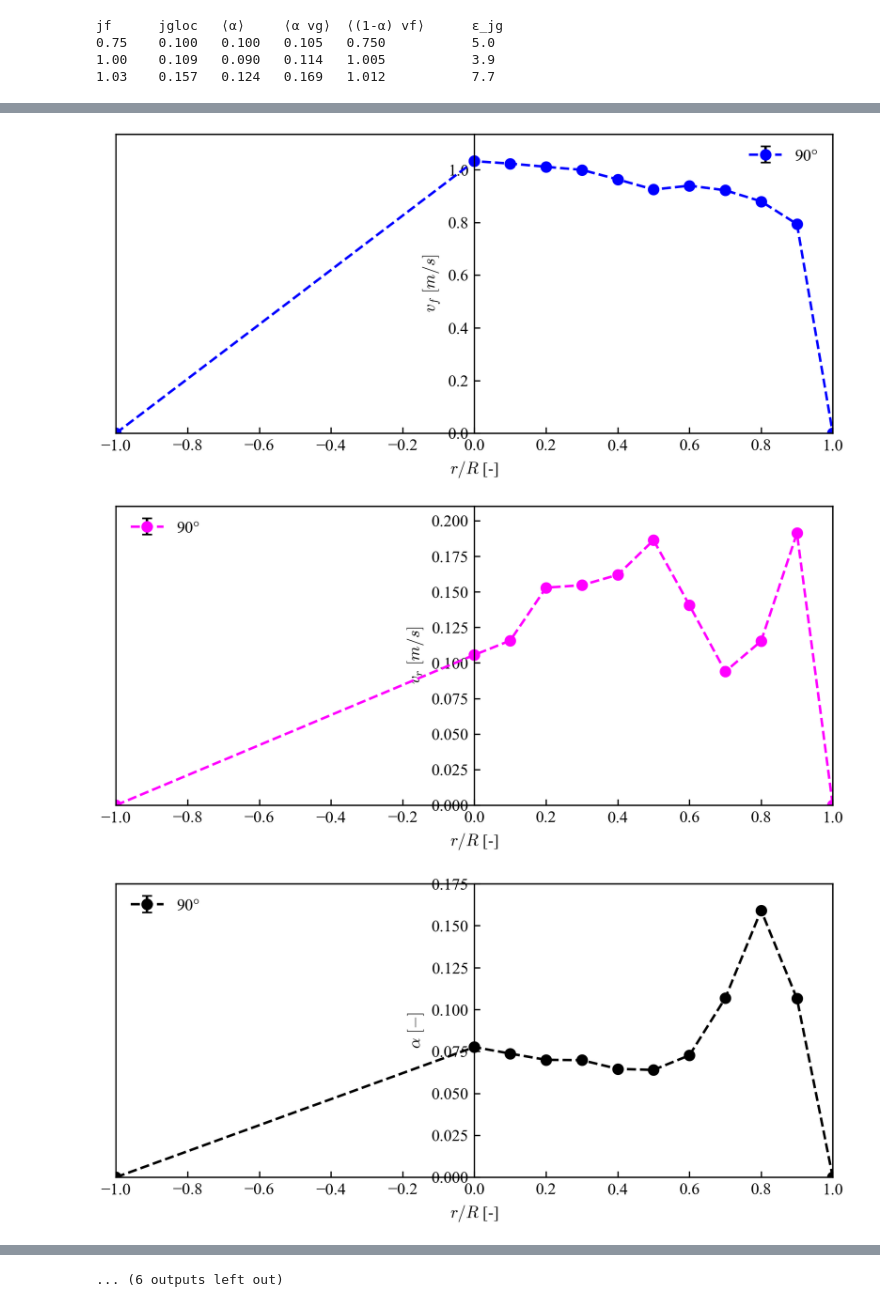
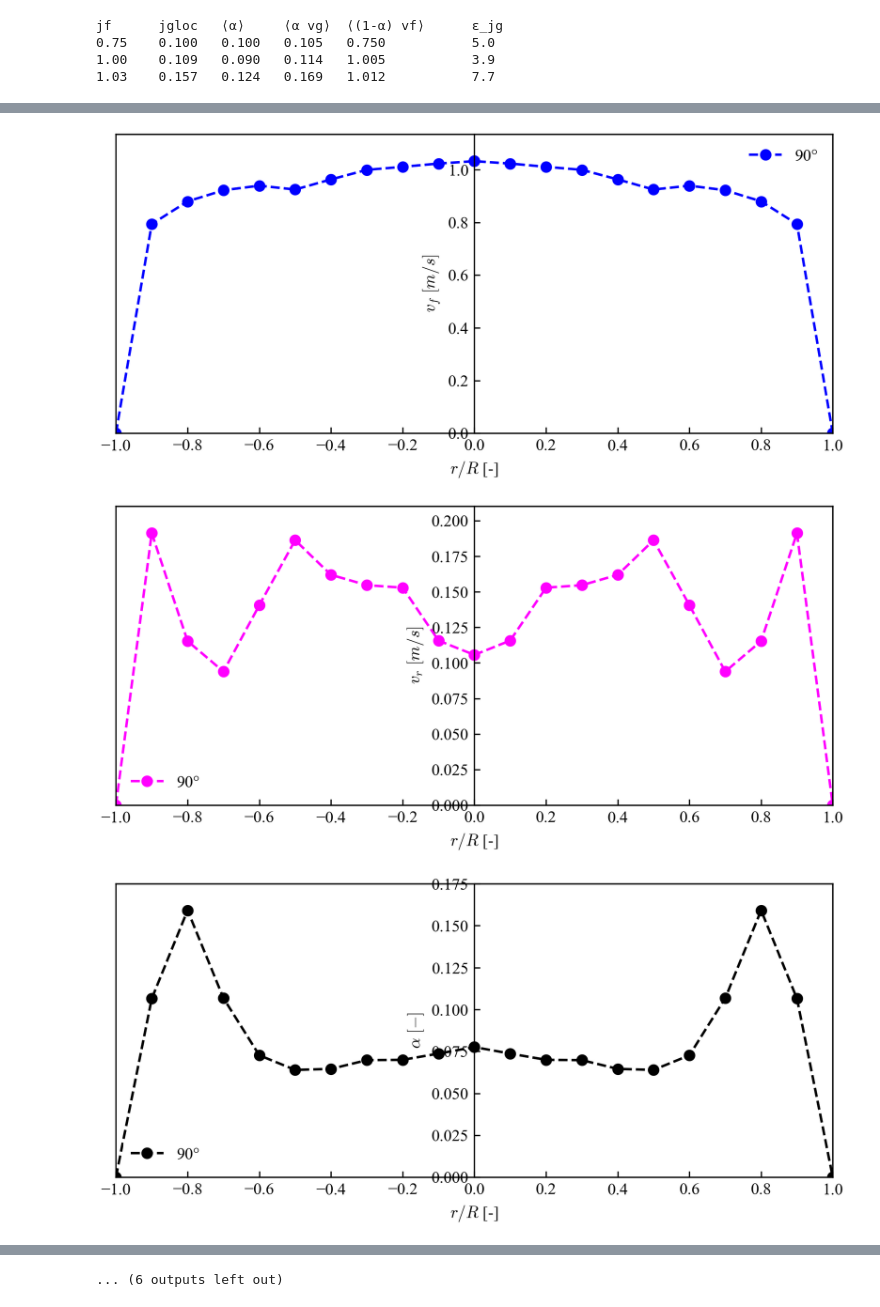
Before and after one commit to Advanced-Reactor-Thermal-Hydaulics-Lab/MARIGOLD, a Jupyter notebook: examples/example_analysis.ipynb, the cells around one changed output, grey strips where cells are left out. Cells and saved outputs as stored; diff of their text form; code cells hidden in the pictures.

```diff
--- a/examples/example_analysis.ipynb
+++ b/examples/example_analysis.ipynb
@@ -92,5 +89,5 @@ for cond in database:
         # This function will plot the data down the 90° line, with the r data plotted on the x axis.
         # The colors are set by the function based on the param type. Black for void, red for vg, etc.
         # 6.35 x 3 is the best size to fit 4 graphs all on the same ppt slide
-        cond.plot_profiles2(param, x_axis = 'r', const_to_plot = [90], title = False, fig_size = (6.35, 3), show = True, cs = 'infer', set_min = set_min)
+        cond.plot_profiles2(param, x_axis = 'rs', const_to_plot = [90], title = False, fig_size = (6.35, 3), show = True, cs = 'infer', set_min = set_min)
 # %% [output]
@@ -101,3 +98,3 @@ for cond in database:
-[figure, old version]
+[figure, new version]
-[figure, old version]
+[figure, new version]
-[figure, old version]
+[figure, new version]
```
Also changed, not shown: parts of 3 cells of this notebook, 4 other files.
